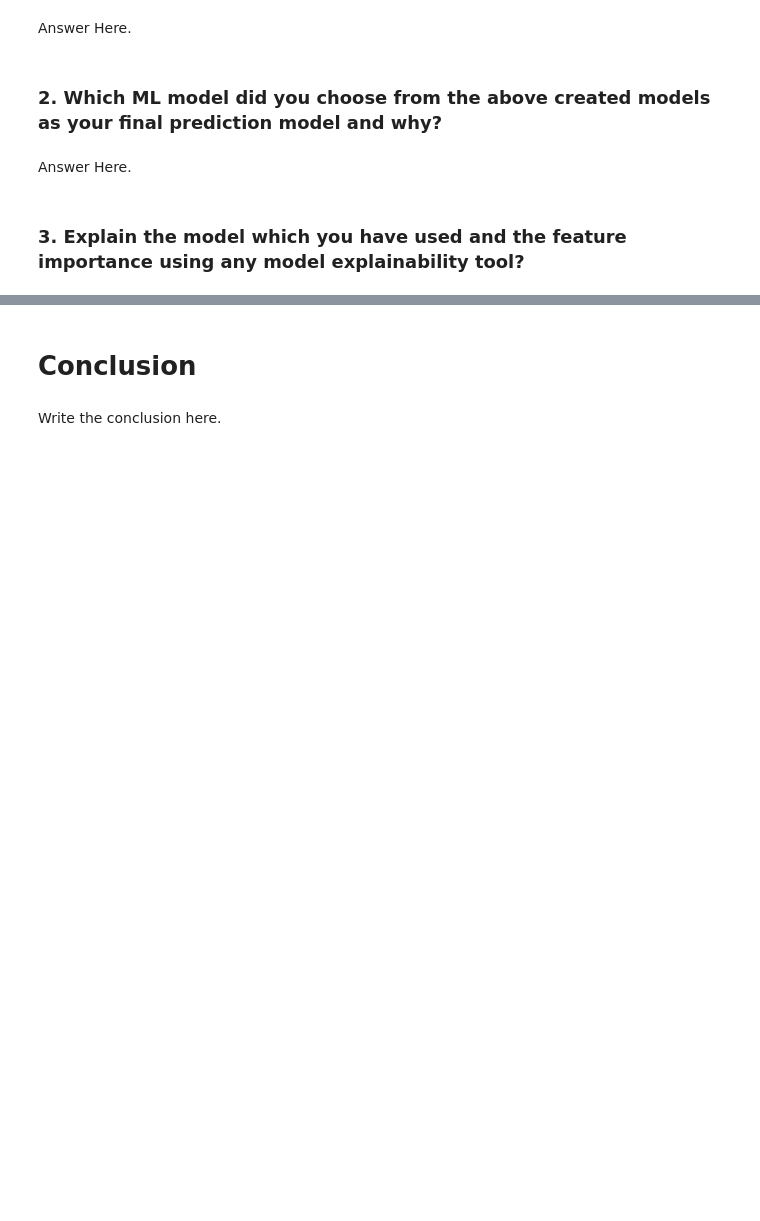
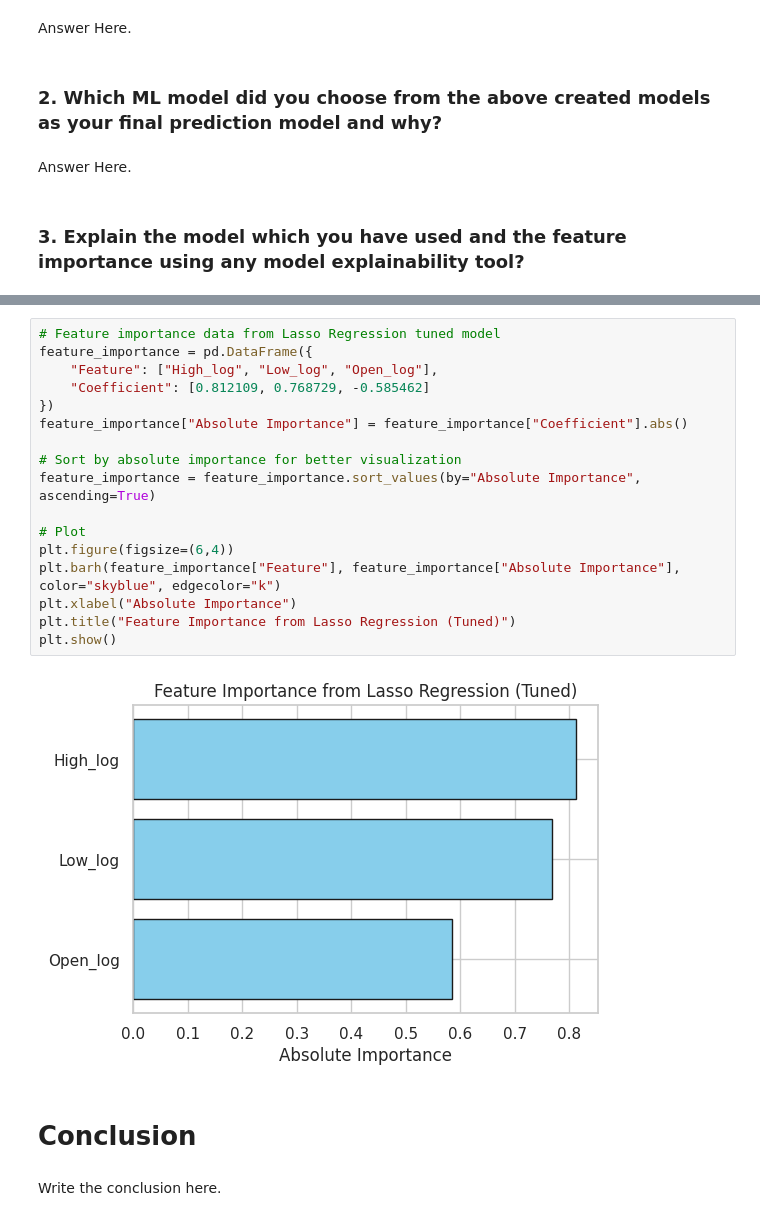
Before and after one commit to PKalyani1994/Regression_Project, a Jupyter notebook: KALYANI_ML_PROJECT.ipynb, the cells around one changed output, grey strips where cells are left out. Drawn from its saved outputs; the diff is of its cells as text; blank space fills up the shorter version.

```diff
--- a/KALYANI_ML_PROJECT.ipynb
+++ b/KALYANI_ML_PROJECT.ipynb
@@ -1237,3 +1401,22 @@ Answer Here.
+# %%
+# Feature importance data from Lasso Regression tuned model
+feature_importance = pd.DataFrame({
+    "Feature": ["High_log", "Low_log", "Open_log"],
+    "Coefficient": [0.812109, 0.768729, -0.585462]
+})
+feature_importance["Absolute Importance"] = feature_importance["Coefficient"].abs()
+
+# Sort by absolute importance for better visualization
+feature_importance = feature_importance.sort_values(by="Absolute Importance", ascending=True)
+
+# Plot
+plt.figure(figsize=(6,4))
+plt.barh(feature_importance["Feature"], feature_importance["Absolute Importance"], color="skyblue", edgecolor="k")
+plt.xlabel("Absolute Importance")
+plt.title("Feature Importance from Lasso Regression (Tuned)")
+plt.show()
+# %% [output]
+[figure, added]
 # %% [markdown]
 # **Conclusion**
 # %% [markdown]
```
Also changed, not shown: parts of 133 cells of this notebook.
